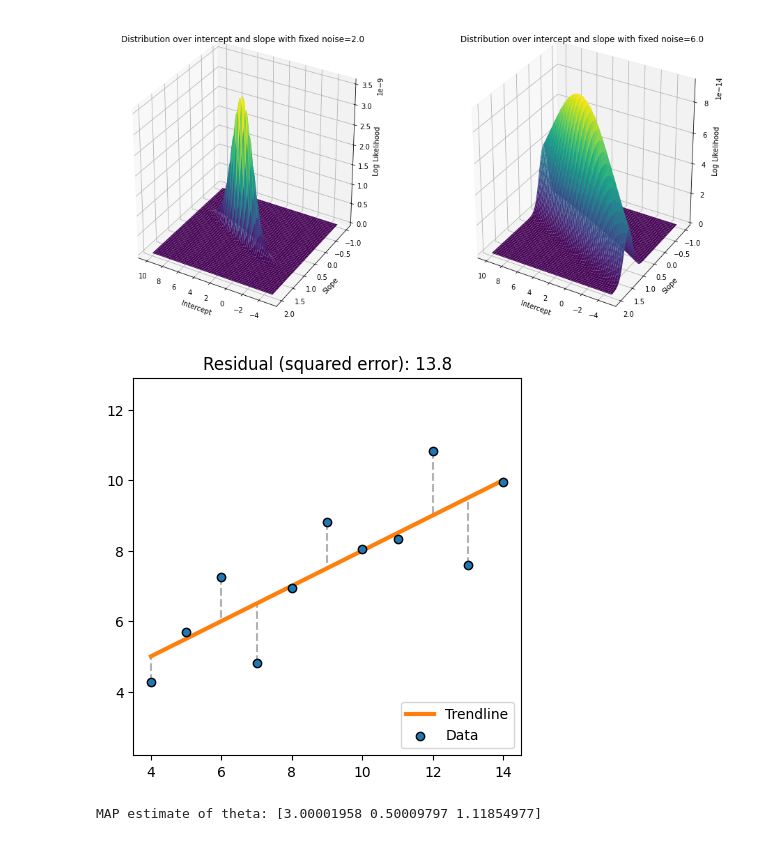
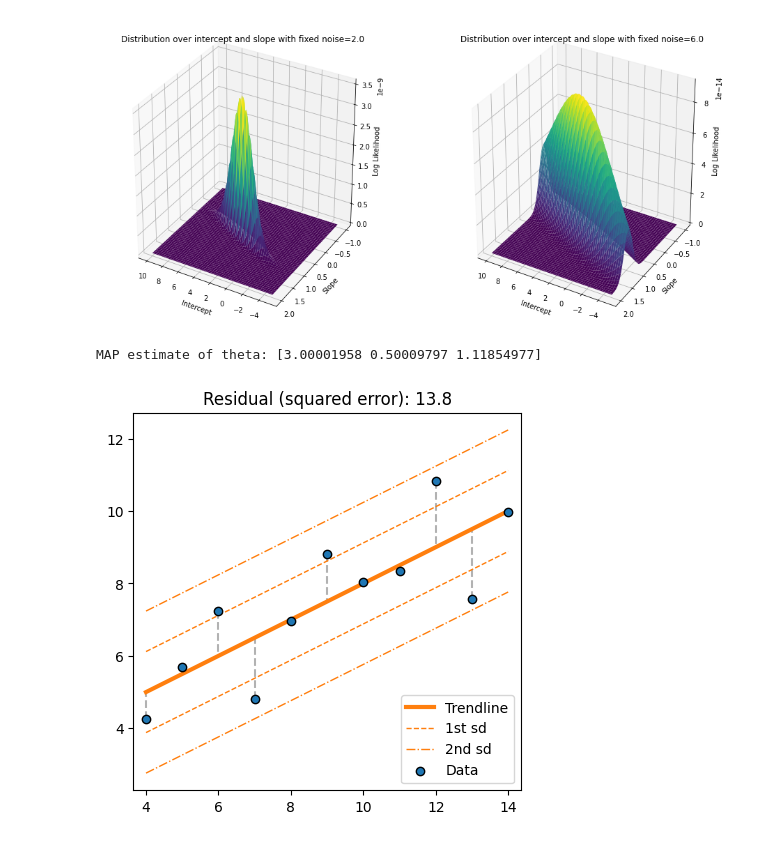
Before and after one commit to fredrikwahlberg/5LN708, a Jupyter notebook: Mini-lab 02 - Linear Regression with MLE and MAP.ipynb, the cells around one changed output. Saved outputs shown, nothing was run; the diff lists cells and outputs as text; code cells hidden in the pictures.

```diff
--- a/Mini-lab 02 - Linear Regression with MLE and MAP.ipynb
+++ b/Mini-lab 02 - Linear Regression with MLE and MAP.ipynb
@@ -257,7 +277,7 @@ xx, yy = np.meshgrid(np.linspace(-5, 10, 100), # Intercept
 fig = plt.figure(figsize=(16, 8))
 for order in [1, 2]:
   ax = fig.add_subplot(1, 2, order, projection='3d')
-  Z = np.apply_along_axis(lambda theta: loss(X, y, theta, order=order), 1,
+  Z = np.apply_along_axis(lambda theta: lnorm_loss(y, model(X, theta), l=order), 1,
                           np.concatenate([np.vstack(xx.ravel()), np.vstack(yy.ravel())], axis=1))
   Z = Z.reshape(xx.shape)
   ax.plot_surface(xx, yy, Z, cmap='viridis', rstride=5, cstride=5)
@@ -282,7 +302,8 @@ def bayesian_model(x, theta):
 from scipy.stats import norm
 
 def model_log_likelihood(X, y, theta):
-  """"""
+  """log likelihood of the model
+  Note that the bayesian_model function name is hardcoded here. This is bad design."""
   return np.sum(norm(scale=theta[2]).logpdf(y-bayesian_model(X, theta)))
 # %%
 print("Intercept\tSlope\tNoise\t\tLog loss")
@@ -336,8 +357,31 @@ res = minimize(lambda theta: -model_log_likelihood(X, y, theta), history[0],
                callback=store_theta_during_optimization)
 theta = res.x
 
-interactive_residual_plot(theta[0], theta[1])
 print("MAP estimate of theta: %s" % theta)
 # %% [output]
-[figure, removed]
 MAP estimate of theta: [3.00001958 0.50009797 1.11854977]
+# %%
+intercept, slope = theta[:2]
+plt.figure(figsize=(5, 5), dpi=100)
+# Plot regression line
+x_plot = np.asarray([X.min(), X.max()])
+plt.plot(x_plot, intercept + slope*x_plot, color='C1', linewidth=3, zorder=0, label="Trendline")
+plt.plot(x_plot, theta[2] + intercept + slope*x_plot, '--', color='C1', linewidth=1, zorder=0, label="1st sd")
+plt.plot(x_plot, -theta[2] + intercept + slope*x_plot, '--', color='C1', linewidth=1, zorder=0)
+plt.plot(x_plot, 2*theta[2] + intercept + slope*x_plot, '-.', color='C1', linewidth=1, zorder=0, label="2nd sd")
+plt.plot(x_plot, -2*theta[2] + intercept + slope*x_plot, '-.', color='C1', linewidth=1, zorder=0)
+# Plot training data
+plt.scatter(X, y, color='C0', edgecolors='k', zorder=1, label="Data")
+# Error 'path'
+for i in range(X.shape[0]):
+  plt.plot([X[i], X[i]], [y[i], intercept + slope*X[i]], 'k--', alpha=.3, zorder=-1)
+# Fix look
+plt.axis('equal')
+plt.legend(loc='lower right')
+# Find and print the residual
+residual = np.sum((y - (intercept + slope*X.ravel()))**2)
+plt.title("Residual (squared error): %.1f" % residual)
+# Show the plot
+plt.show()
+# %% [output]
+[figure, added]
```
Also changed, not shown: parts of 10 cells of this notebook.
